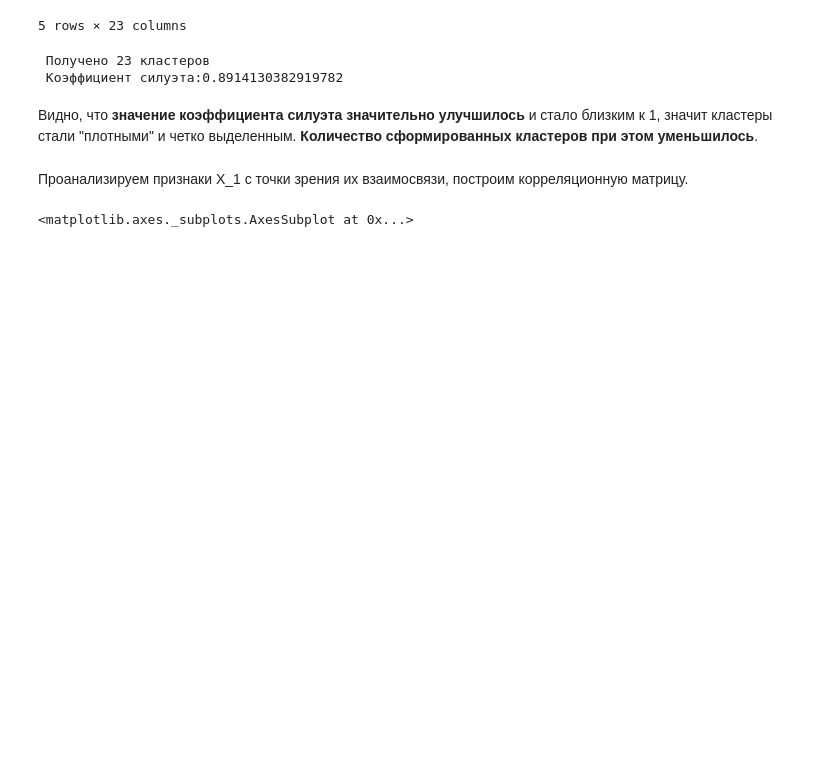
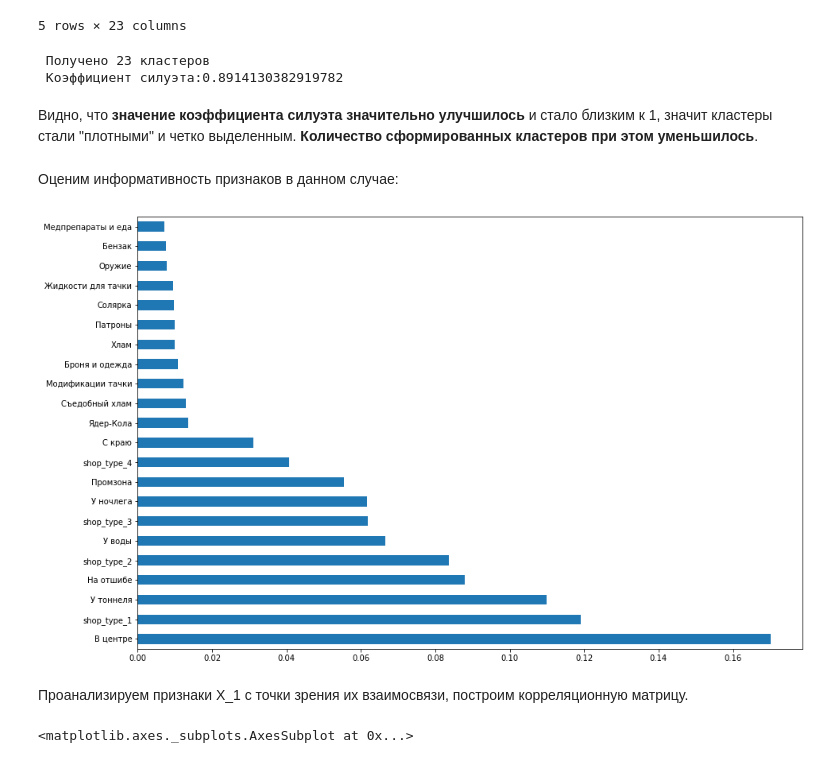
Before and after one commit to anafisa/GPN_2020, a Jupyter notebook: shop_clustering .ipynb, the cells around one changed output. Cells and saved outputs as stored; diff of their text form; code cells hidden in the pictures; blank space fills up the shorter version.

```diff
--- a/shop_clustering .ipynb
+++ b/shop_clustering .ipynb
@@ -583,6 +575,12 @@ print(f" Получено {max(labels1)} кластеров","\n",f"Коэффи
  Коэффициент силуэта:0.8914130382919782
 # %% [markdown]
 Видно, что __значение коэффициента силуэта значительно улучшилось__ и стало близким к 1, значит кластеры стали "плотными" и четко выделенным. __Количество сформированных кластеров при этом уменьшилось__.
+# %% [markdown]
+Оценим информативность признаков в данном случае:
+# %%
+X_importance(X_1, labels1)
+# %% [output]
+[figure, added]
 # %% [markdown]
 Проанализируем признаки X_1 с точки зрения их взаимосвязи, построим корреляционную матрицу.
 # %%
```
Also changed, not shown: parts of 126 cells of this notebook.
